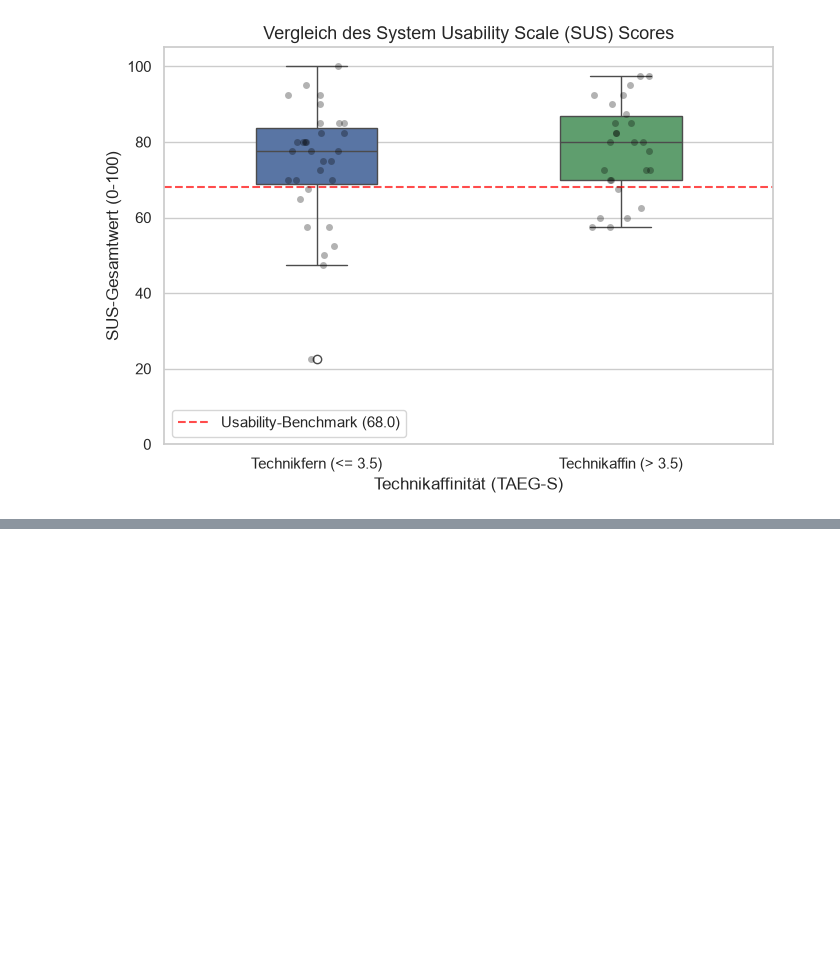
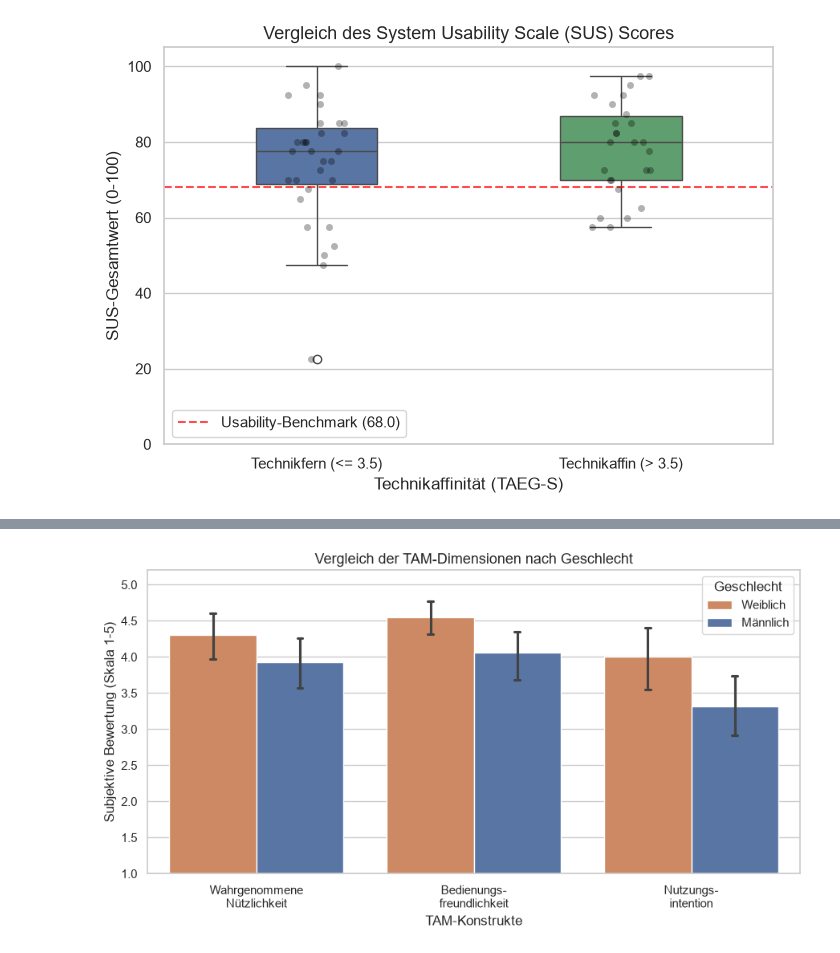
Before and after one commit to fuerstfabian/Analysis-Usability-Acceptance-CtxCommerce, a Jupyter notebook: notebooks/evaluation_analysis.ipynb, the cells around one changed output, grey strips where cells are left out. Saved outputs shown, nothing was run; the diff lists cells and outputs as text; code cells hidden in the pictures; blank space fills up the shorter version.

```diff
--- a/notebooks/evaluation_analysis.ipynb
+++ b/notebooks/evaluation_analysis.ipynb
@@ -462,3 +534,82 @@ plt.tight_layout()
 plt.show()
 # %% [output]
 [figure]
+# %%
+from IPython.display import Markdown, display
+
+display(Markdown('### Datenvisualisierung nach Geschlecht'))
+
+# Globales Design für wissenschaftliche Grafiken setzen
+sns.set_theme(style='whitegrid')
+plt.rcParams.update({'font.size': 11, 'axes.labelsize': 12, 'axes.titlesize': 13})
+gender_colors = {'Männlich': '#4c72b0', 'Weiblich': '#dd8452'}
+
+# Daten ins Langformat bringen, damit Seaborn sie gruppieren kann
+gender_tam_melt = df_gender.melt(
+    id_vars=['Geschlecht_Gruppe'],
+    value_vars=['TAM_PU', 'TAM_PEOU', 'TAM_BI'],
+    var_name='Dimension',
+    value_name='Score'
+)
+
+gender_tam_melt['Dimension'] = gender_tam_melt['Dimension'].replace({
+    'TAM_PU': 'Wahrgenommene\nNützlichkeit',
+    'TAM_PEOU': 'Bedienungs-\nfreundlichkeit',
+    'TAM_BI': 'Nutzungs-\nintention'
+})
+
+plt.figure(figsize=(9, 5))
+ax3 = sns.barplot(
+    data=gender_tam_melt,
+    x='Dimension',
+    y='Score',
+    hue='Geschlecht_Gruppe',
+    palette=gender_colors,
+    errorbar='ci',
+    capsize=0.05
+)
+
+plt.title('Vergleich der TAM-Dimensionen nach Geschlecht')
+plt.xlabel('TAM-Konstrukte')
+plt.ylabel('Subjektive Bewertung (Skala 1-5)')
+plt.ylim(1, 5.2)
+plt.legend(title='Geschlecht')
+plt.tight_layout()
+plt.show()
+
+plt.figure(figsize=(7, 5))
+ax4 = sns.boxplot(
+    data=df_gender,
+    x='Geschlecht_Gruppe',
+    y='SUS_Score',
+    hue='Geschlecht_Gruppe',
+    palette=gender_colors,
+    width=0.4,
+    legend=False
+)
+
+# Einzelne Datenpunkte darüberlegen, um die Verteilung der Stichprobe zu zeigen
+sns.stripplot(
+    data=df_gender,
+    x='Geschlecht_Gruppe',
+    y='SUS_Score',
+    color='black',
+    alpha=0.3,
+    size=5,
+    jitter=0.1
+)
+
+plt.title('Vergleich des System Usability Scale (SUS) Scores nach Geschlecht')
+plt.xlabel('Geschlecht')
+plt.ylabel('SUS-Gesamtwert (0-100)')
+plt.ylim(0, 105)
+
+# Benchmark-Linie bei 68 einzeichnen (Grenze für überdurchschnittliche Usability)
+plt.axhline(y=68, color='red', linestyle='--', alpha=0.7, label='Usability-Benchmark (68.0)')
+plt.legend(loc='lower left')
+
+plt.tight_layout()
+plt.show()
+
+print('\n' + '=' * 80 + '\n')
+# %% [output]
@@ -464,0 +617 @@ plt.show()
+[figure, added]
```
Also changed, not shown: parts of 6 cells of this notebook.
